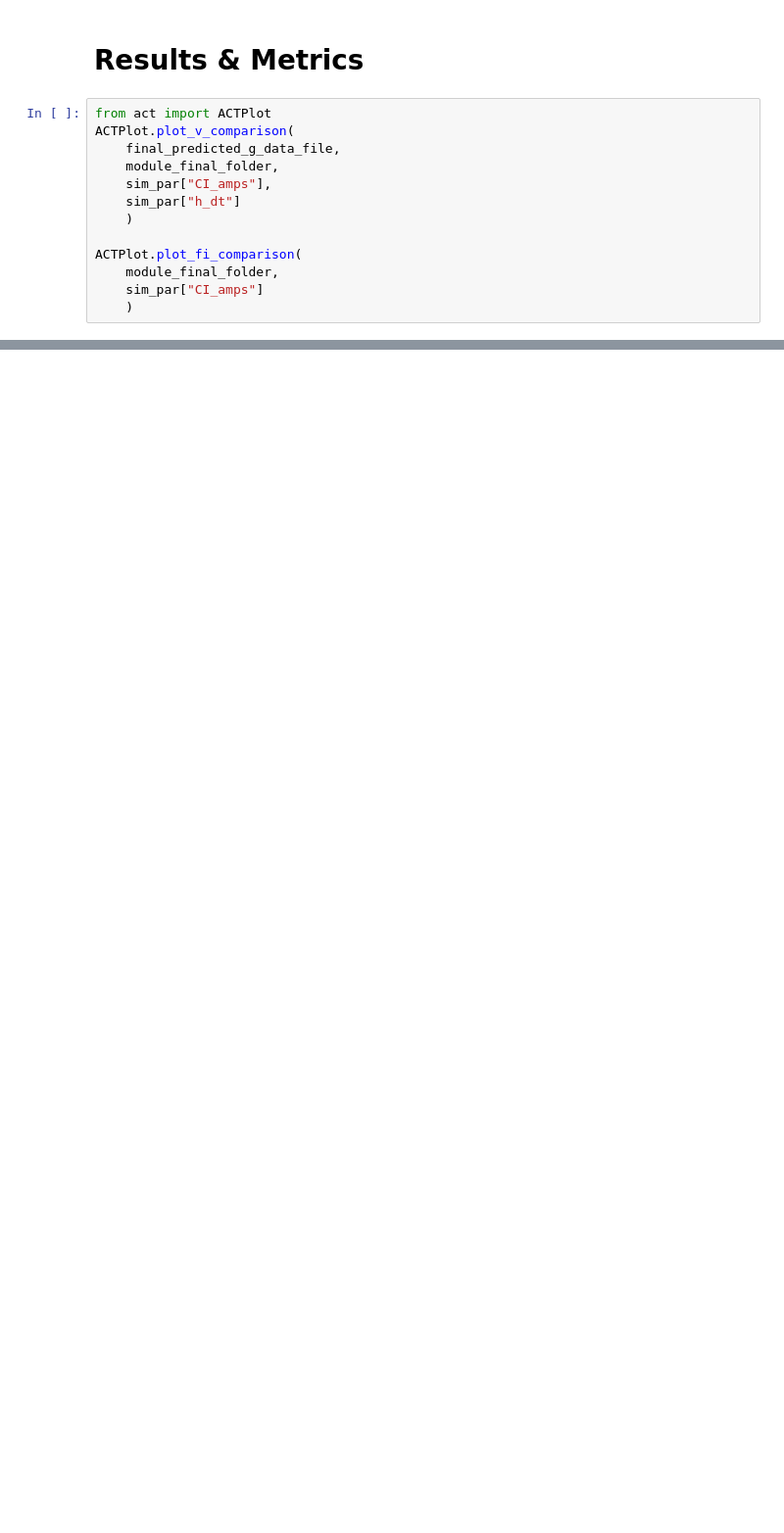
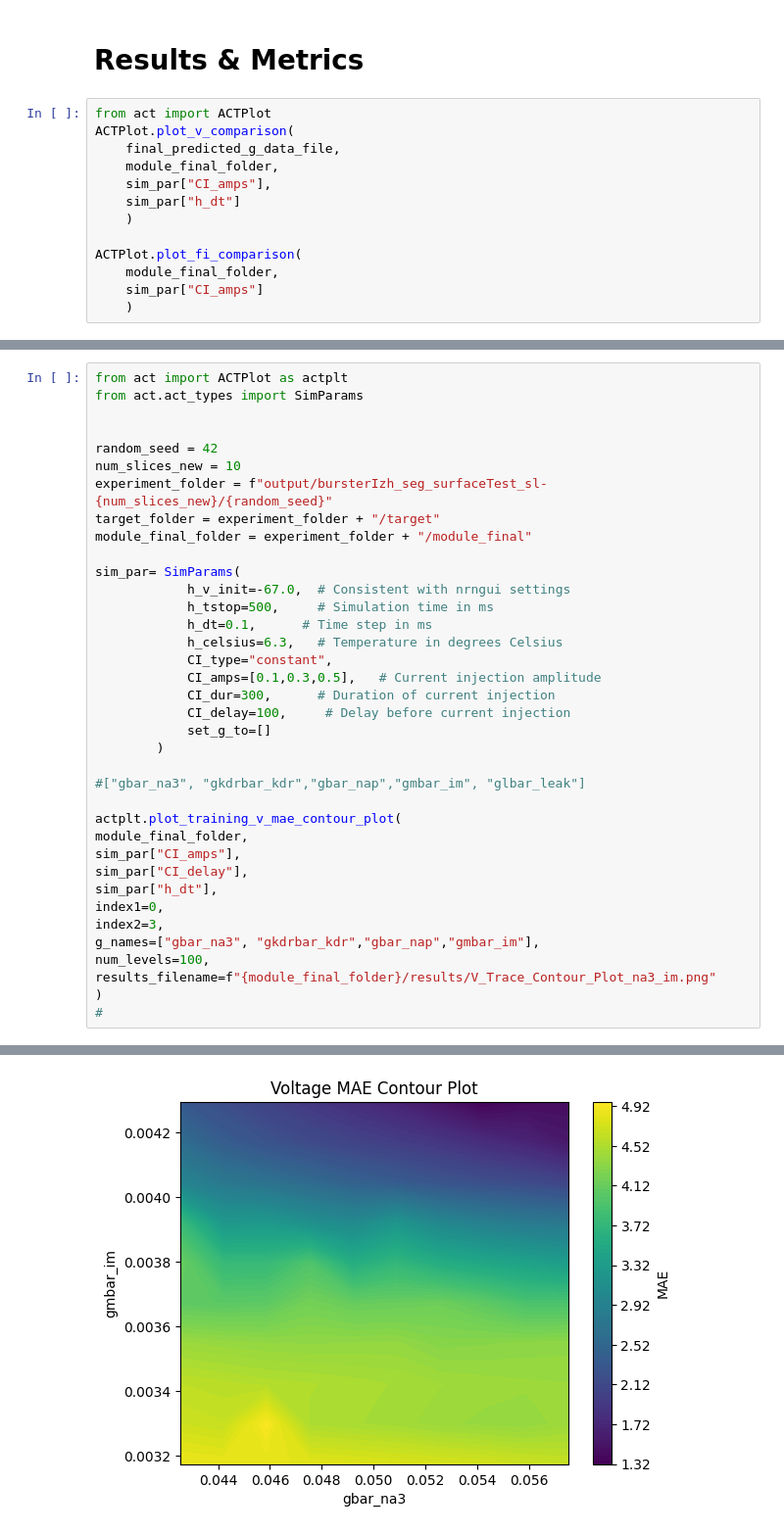
Before and after one commit to V-Marco/ACT, a Jupyter notebook: bursterIzh_seg.ipynb, the cells around one changed output, grey strips where cells are left out. Shown at 98% size. Drawn from its saved outputs; the diff is of its cells as text; blank space fills up the shorter version.

Commit message:
new contour plot for voltage mae functionality

```diff
--- a/bursterIzh_seg.ipynb
+++ b/bursterIzh_seg.ipynb
@@ -350,0 +352,38 @@ MAE of final g prediction: 0.0005104944343577692
+# %%
+from act import ACTPlot as actplt
+from act.act_types import SimParams
+
+
+random_seed = 42
+num_slices_new = 10
+experiment_folder = f"output/bursterIzh_seg_surfaceTest_sl-{num_slices_new}/{random_seed}"
+target_folder = experiment_folder + "/target"
+module_final_folder = experiment_folder + "/module_final"
+
+sim_par= SimParams(
+            h_v_init=-67.0,  # Consistent with nrngui settings
+            h_tstop=500,     # Simulation time in ms
+            h_dt=0.1,      # Time step in ms
+            h_celsius=6.3,   # Temperature in degrees Celsius
+            CI_type="constant",
+            CI_amps=[0.1,0.3,0.5],   # Current injection amplitude
+            CI_dur=300,      # Duration of current injection
+            CI_delay=100,     # Delay before current injection
+            set_g_to=[]
+        )
+
+#["gbar_na3", "gkdrbar_kdr","gbar_nap","gmbar_im", "glbar_leak"]
+
+actplt.plot_training_v_mae_contour_plot(
+module_final_folder,
+sim_par["CI_amps"],
+sim_par["CI_delay"],
+sim_par["h_dt"],
+index1=0,
+index2=3,
+g_names=["gbar_na3", "gkdrbar_kdr","gbar_nap","gmbar_im"],
+num_levels=100,
+results_filename=f"{module_final_folder}/results/V_Trace_Contour_Plot_na3_im.png"
+)
+#
+# %% [output]
@@ -350,0 +399 @@ MAE of final g prediction: 0.0005104944343577692
+[figure, added]
```
Also changed, not shown: parts of 13 cells of this notebook, 2 other files.
